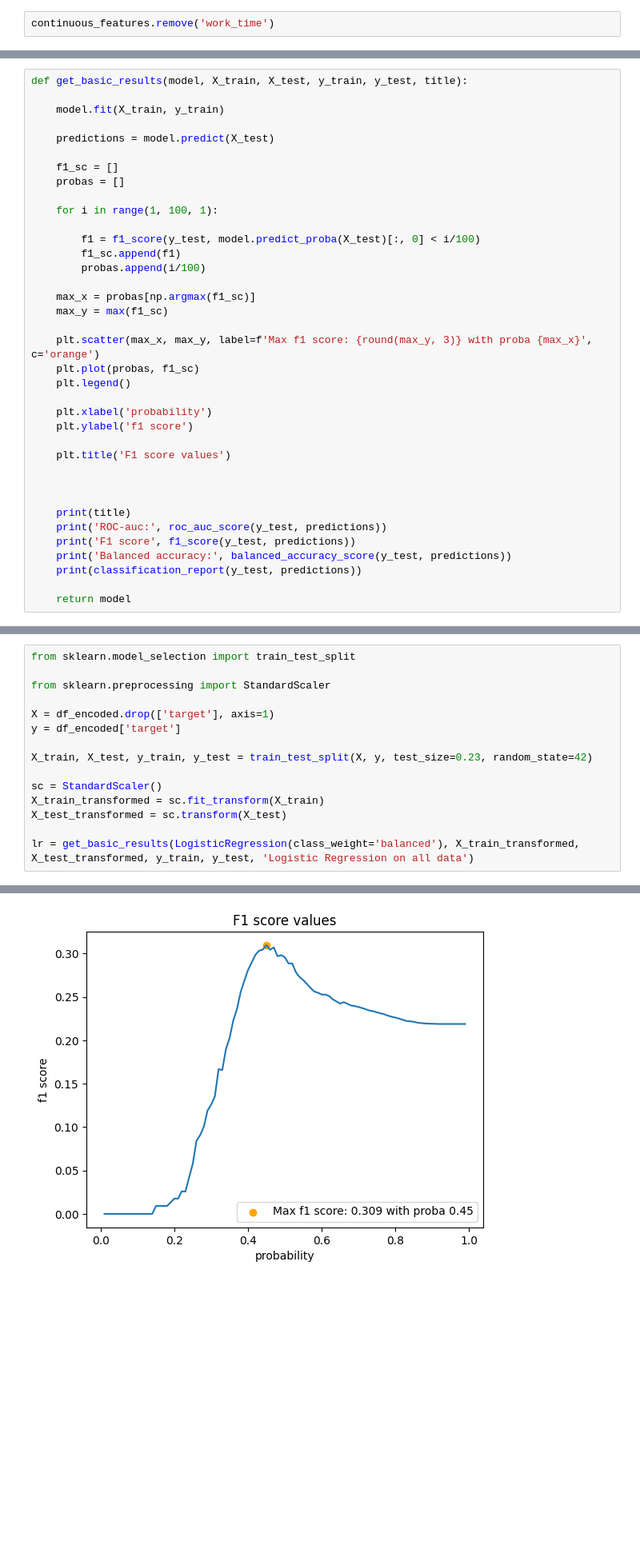
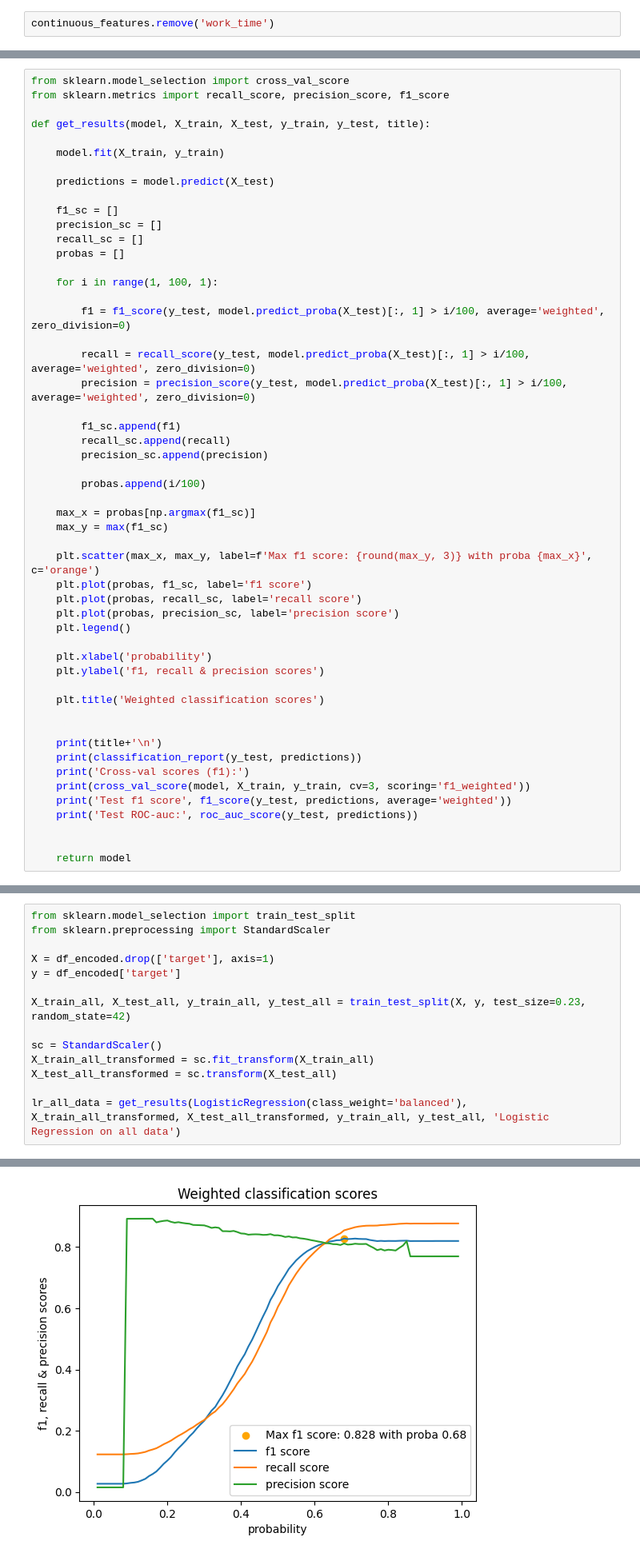
Before and after one commit to SadSabrina/streamlit_ds_app, a Jupyter notebook: Model_learning.ipynb, the cells around one changed output, grey strips where cells are left out. Shown at 80% size. Drawn from its saved outputs; the diff is of its cells as text; blank space fills up the shorter version.

```diff
--- a/Model_learning.ipynb
+++ b/Model_learning.ipynb
@@ -272,37 +273,52 @@ Testing basic models.
 # %%
-def get_basic_results(model, X_train, X_test, y_train, y_test, title):
+from sklearn.model_selection import cross_val_score
+from sklearn.metrics import recall_score, precision_score, f1_score
+
+def get_results(model, X_train, X_test, y_train, y_test, title):
 
     model.fit(X_train, y_train)
 
     predictions = model.predict(X_test)
 
     f1_sc = []
+    precision_sc = []
+    recall_sc = []
     probas = []
 
     for i in range(1, 100, 1):
 
-        f1 = f1_score(y_test, model.predict_proba(X_test)[:, 0] < i/100)
+        f1 = f1_score(y_test, model.predict_proba(X_test)[:, 1] > i/100, average='weighted', zero_division=0)
+
+        recall = recall_score(y_test, model.predict_proba(X_test)[:, 1] > i/100, average='weighted', zero_division=0)
+        precision = precision_score(y_test, model.predict_proba(X_test)[:, 1] > i/100, average='weighted', zero_division=0)
+
         f1_sc.append(f1)
+        recall_sc.append(recall)
+        precision_sc.append(precision)
+
         probas.append(i/100)
 
     max_x = probas[np.argmax(f1_sc)]
     max_y = max(f1_sc)
 
     plt.scatter(max_x, max_y, label=f'Max f1 score: {round(max_y, 3)} with proba {max_x}', c='orange')
-    plt.plot(probas, f1_sc)
+    plt.plot(probas, f1_sc, label='f1 score')
+    plt.plot(probas, recall_sc, label='recall score')
+    plt.plot(probas, precision_sc, label='precision score')
     plt.legend()
 
     plt.xlabel('probability')
-    plt.ylabel('f1 score')
+    plt.ylabel('f1, recall & precision scores')
 
-    plt.title('F1 score values')
+    plt.title('Weighted classification scores')
 
 
+    print(title+'\n')
+    print(classification_report(y_test, predictions))
+    print('Cross-val scores (f1):')
+    print(cross_val_score(model, X_train, y_train, cv=3, scoring='f1_weighted'))
+    print('Test f1 score', f1_score(y_test, predictions, average='weighted'))
+    print('Test ROC-auc:', roc_auc_score(y_test, predictions))
 
-    print(title)
-    print('ROC-auc:', roc_auc_score(y_test, predictions))
-    print('F1 score', f1_score(y_test, predictions))
-    print('Balanced accuracy:', balanced_accuracy_score(y_test, predictions))
-    print(classification_report(y_test, predictions))
 
     return model
@@ -309,17 +327,16 @@ def get_basic_results(model, X_train, X_test, y_train, y_test, title):
 # %%
 from sklearn.model_selection import train_test_split
-
 from sklearn.preprocessing import StandardScaler
 
 X = df_encoded.drop(['target'], axis=1)
 y = df_encoded['target']
 
-X_train, X_test, y_train, y_test = train_test_split(X, y, test_size=0.23, random_state=42)
+X_train_all, X_test_all, y_train_all, y_test_all = train_test_split(X, y, test_size=0.23, random_state=42)
 
 sc = StandardScaler()
-X_train_transformed = sc.fit_transform(X_train)
-X_test_transformed = sc.transform(X_test)
+X_train_all_transformed = sc.fit_transform(X_train_all)
+X_test_all_transformed = sc.transform(X_test_all)
 
-lr = get_basic_results(LogisticRegression(class_weight='balanced'), X_train_transformed, X_test_transformed, y_train, y_test, 'Logistic Regression on all data')
+lr_all_data = get_results(LogisticRegression(class_weight='balanced'), X_train_all_transformed, X_test_all_transformed, y_train_all, y_test_all, 'Logistic Regression on all data')
 # %% [output]
 Logistic Regression on all data
@@ -337 +357 @@ weighted avg       0.84      0.60      0.67      3502
-[figure, old version]
+[figure, new version]
```
Also changed, not shown: parts of 29 cells of this notebook, 9 other files.
